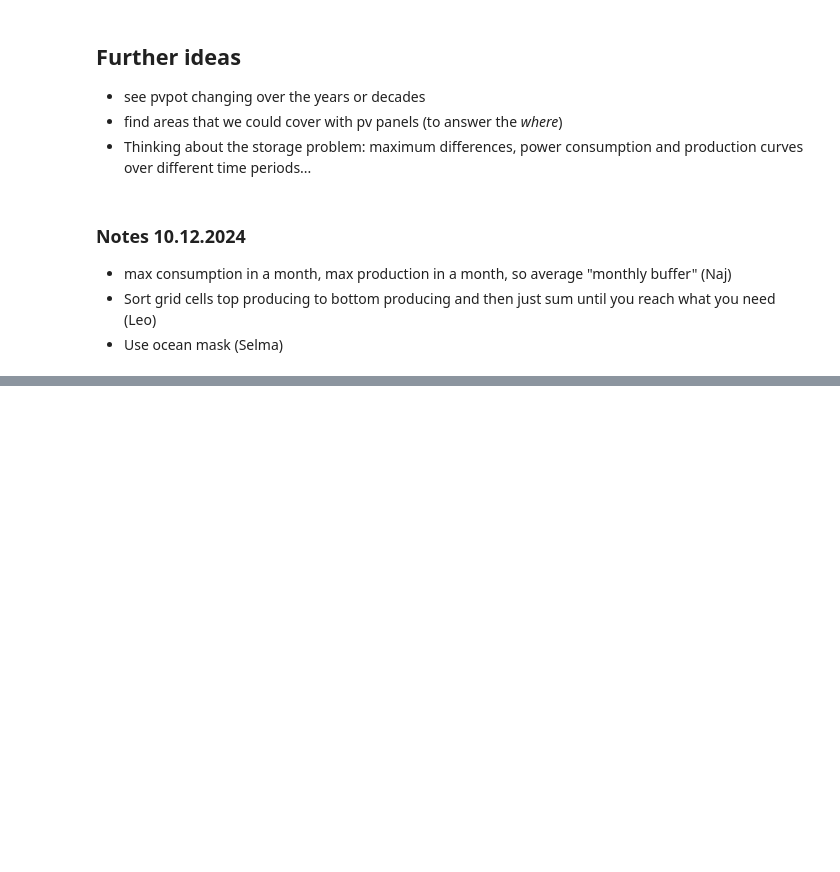
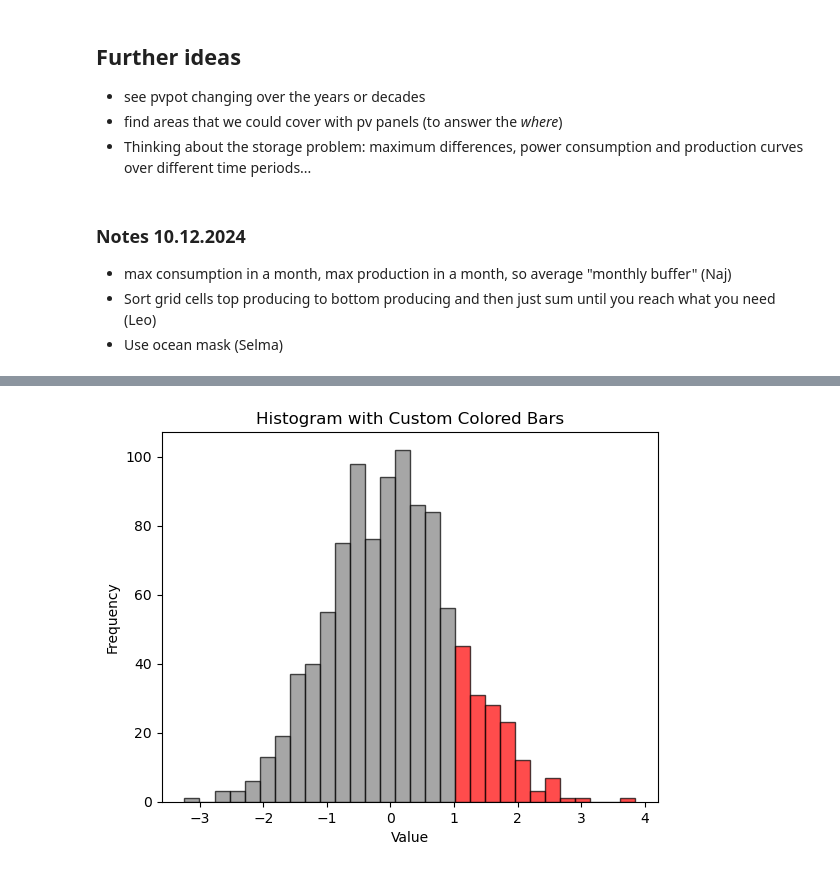
Before and after one commit to laq/msc-intro-computational-meteorology-exercises-w2024, a Jupyter notebook: projects/europeEnergy/EuroAccumulatedPvPot-Presentation.ipynb, the cells around one changed output, grey strips where cells are left out. Drawn from its saved outputs; the diff is of its cells as text; code cells hidden in the pictures; blank space fills up the shorter version.

```diff
--- a/projects/europeEnergy/EuroAccumulatedPvPot-Presentation.ipynb
+++ b/projects/europeEnergy/EuroAccumulatedPvPot-Presentation.ipynb
@@ -700,0 +779,27 @@ Total energy produced: 2912140950607229.0
+# %%
+import numpy as np
+import matplotlib.pyplot as plt
+
+# Generate sample data
+np.random.seed(42)
+data = np.random.randn(1000)  # Example data
+
+# Create the histogram
+hist_values, bin_edges, patches = plt.hist(data, bins=30, color='gray', edgecolor='black', alpha=0.7)
+
+# Specify the condition for coloring bars
+threshold = 1.0  # Example: Color bars where the bin center is greater than 1.0
+bin_centers = (bin_edges[:-1] + bin_edges[1:]) / 2  # Calculate bin centers
+
+# Apply a different color to bars based on the condition
+for center, patch in zip(bin_centers, patches):
+    if center > threshold:  # Example condition
+        patch.set_facecolor('red')  # Change color to red
+
+# Add labels and title
+plt.title('Histogram with Custom Colored Bars')
+plt.xlabel('Value')
+plt.ylabel('Frequency')
+plt.show()
+# %% [output]
+[figure, added]
```
Also changed, not shown: parts of 29 cells of this notebook, 1 other file.
